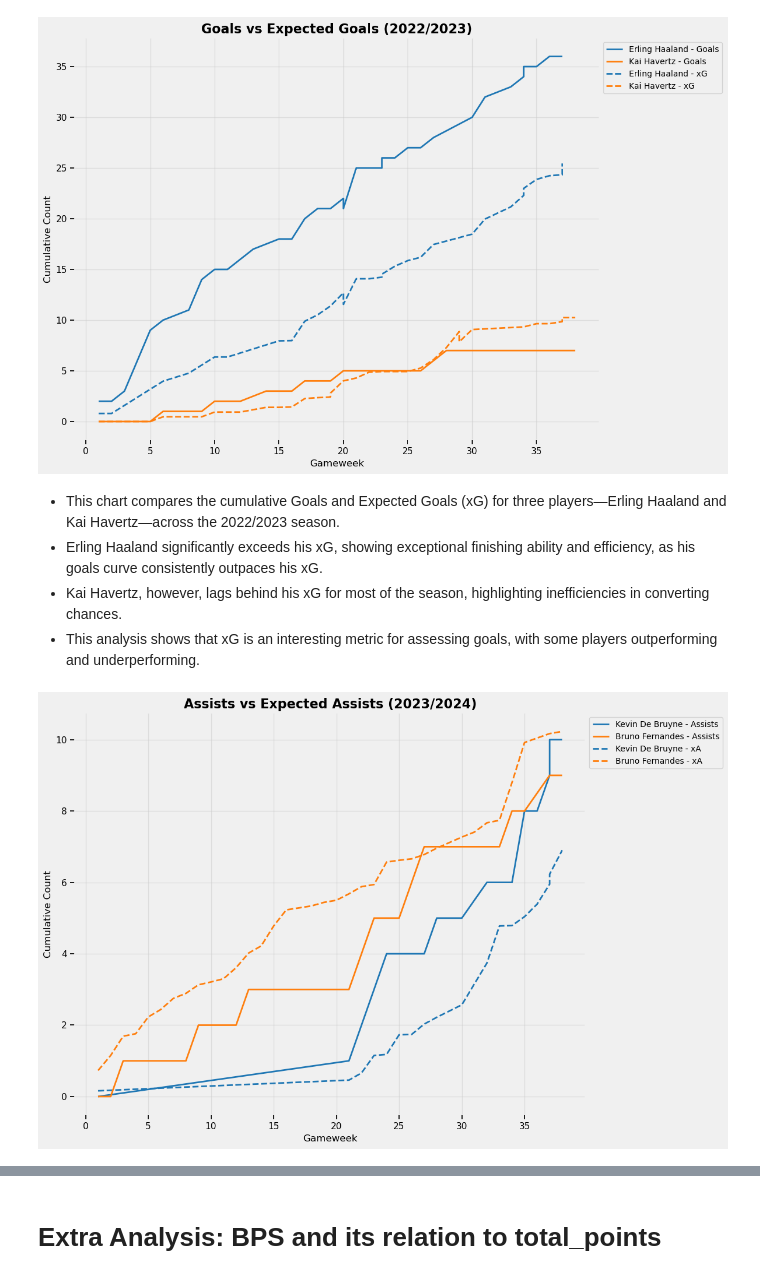
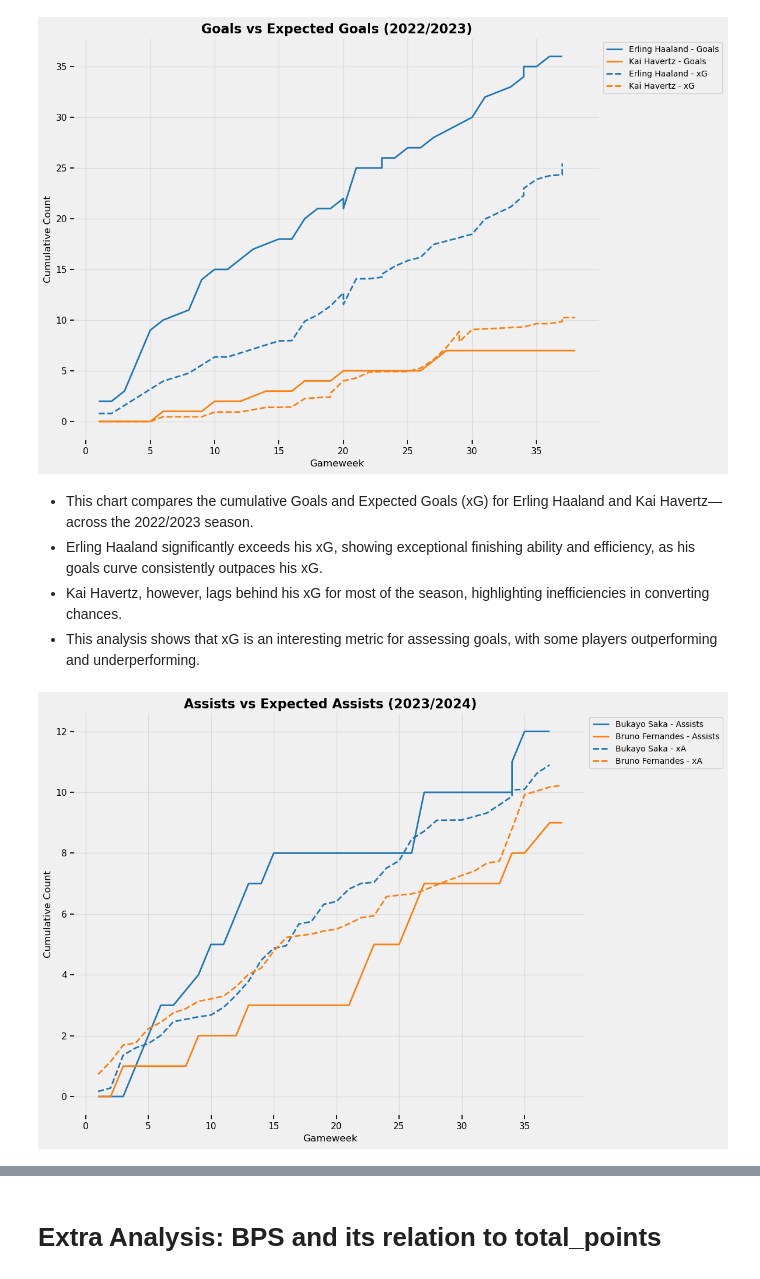
Before and after one commit to MahaFakhroo/D.R.E.A.M., a Jupyter notebook: Python Scripts/EDA_Visuals.ipynb, the cells around one changed output, grey strips where cells are left out. Drawn from its saved outputs; the diff is of its cells as text; code cells hidden in the pictures.

```diff
--- a/Python Scripts/EDA_Visuals.ipynb
+++ b/Python Scripts/EDA_Visuals.ipynb
@@ -1090,7 +1197,7 @@ plot_multiple_players_xg_vs_goals(player_names, season)
 # %% [output]
 [figure]
 # %% [markdown]
-- This chart compares the cumulative Goals and Expected Goals (xG) for three players—Erling Haaland and Kai Havertz—across the 2022/2023 season.
+- This chart compares the cumulative Goals and Expected Goals (xG) for Erling Haaland and Kai Havertz—across the 2022/2023 season.
 - Erling Haaland significantly exceeds his xG, showing exceptional finishing ability and efficiency, as his goals curve consistently outpaces his xG.
 - Kai Havertz, however, lags behind his xG for most of the season, highlighting inefficiencies in converting chances.
 - This analysis shows that xG is an interesting metric for assessing goals, with some players outperforming and underperforming.
@@ -1108,33 +1215,33 @@ def plot_multiple_players_xa_vs_assists(player_names, season):
         # Assign a color for the player
         player_color = color_palette[idx]
 
         # Plot cumulative goals and xG for the player
         plt.plot(player_data['GW'], player_data['cumulative_assists'], label=f"{player_name} - Assists", color=player_color, linewidth=2)
         plt.plot(player_data['GW'], player_data['cumulative_xA'], label=f"{player_name} - xA", color=player_color, linestyle="--", linewidth=2)
 
     # Set plot title and labels
     plt.title(f"Assists vs Expected Assists ({season})", fontsize=16, fontweight='bold')
     plt.xlabel("Gameweek", fontsize=12)
     plt.ylabel("Cumulative Count", fontsize=12)
 
     # Custom legend to group goals and xG by color
     custom_lines = [
         mlines.Line2D([], [], color=color_palette[i], linewidth=2, label=f"{player_names[i]} - Assists") for i in range(len(player_names))
     ] + [
         mlines.Line2D([], [], color=color_palette[i], linestyle="--", linewidth=2, label=f"{player_names[i]} - xA") for i in range(len(player_names))
     ]
     plt.legend(handles=custom_lines, fontsize=10, loc='upper left', bbox_to_anchor=(1, 1))
 
     # Add grid and adjust layout
     plt.grid(alpha=0.5)
     plt.tight_layout()
     plt.show()
 
 
 # Example usage
-player_names = ["Kevin De Bruyne", "Bruno Fernandes"]  # List of player names
+player_names = ["Bukayo Saka", "Bruno Fernandes"]  # List of player names
 season = "2023/2024"  # Season
 plot_multiple_players_xa_vs_assists(player_names, season)
 # %% [output]
-[figure, old version]
+[figure, new version]
 # %% [markdown]
```
Also changed, not shown: parts of 55 cells of this notebook.
